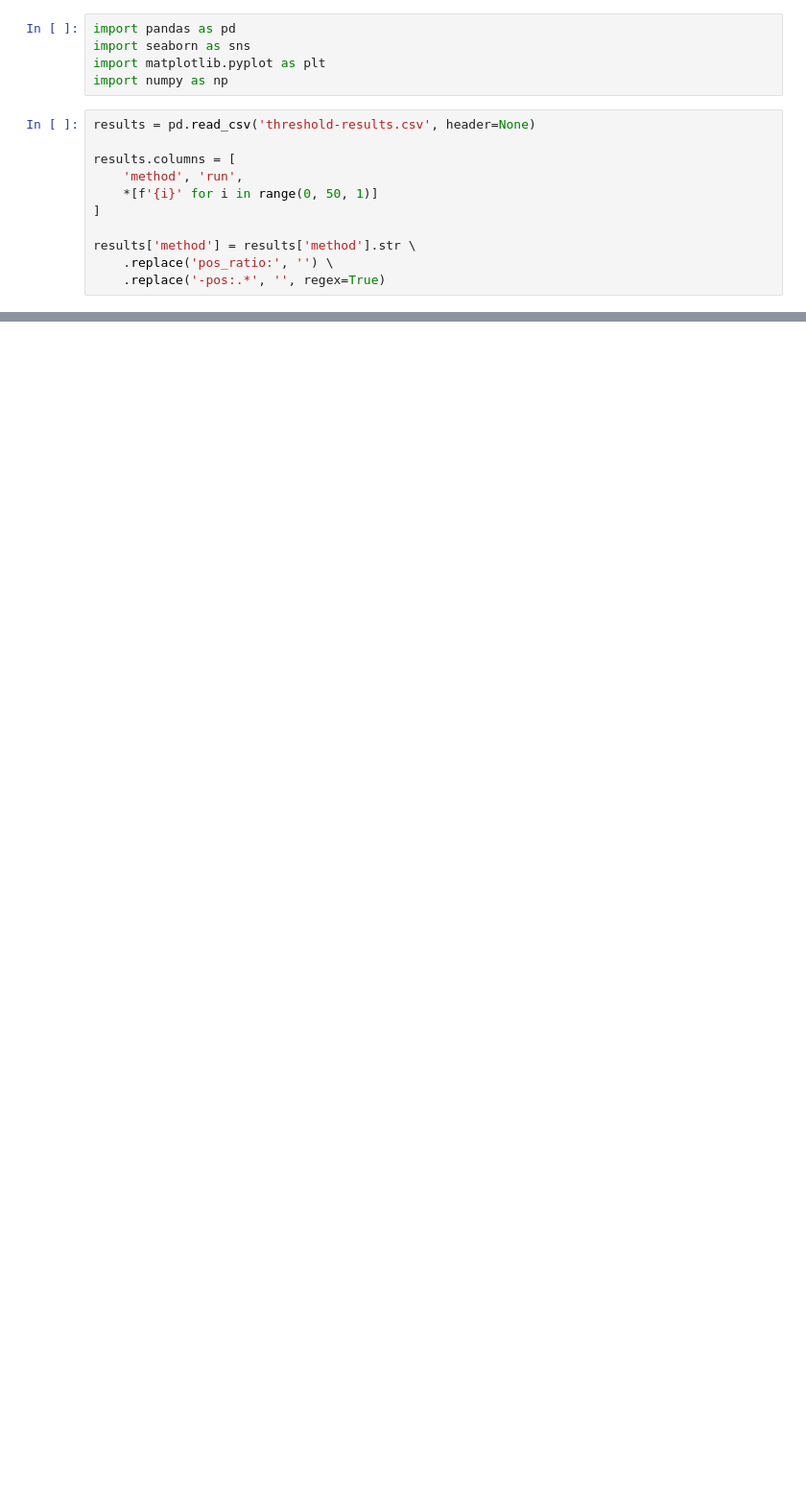
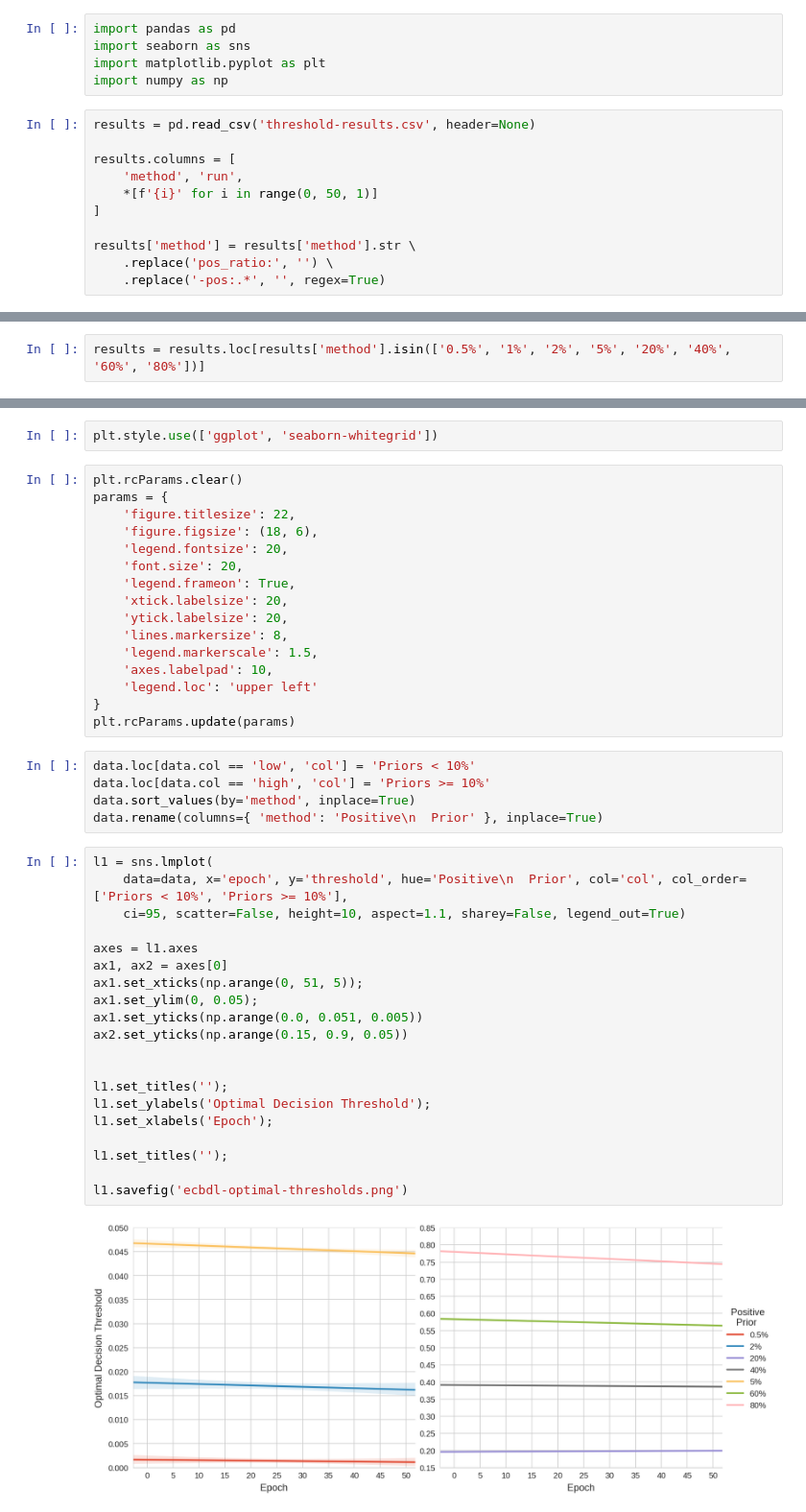
Before and after one commit to johnsonj561/ECBDL14-Classification, a Jupyter notebook: threshold-monitoring/runs/Untitled.ipynb, the cells around one changed output, grey strips where cells are left out. Shown at 96% size. Cells and saved outputs as stored; diff of their text form; blank space fills up the shorter version.

```diff
--- a/threshold-monitoring/runs/Untitled.ipynb
+++ b/threshold-monitoring/runs/Untitled.ipynb
@@ -67,0 +17,2 @@ results
+# %%
+results = results.loc[results['method'].isin(['0.5%', '1%', '2%', '5%', '20%', '40%', '60%', '80%'])]
@@ -67,0 +45,45 @@ results
+# %%
+plt.style.use(['ggplot', 'seaborn-whitegrid'])
+# %%
+plt.rcParams.clear()
+params = {
+    'figure.titlesize': 22,
+    'figure.figsize': (18, 6),
+    'legend.fontsize': 20,
+    'font.size': 20,
+    'legend.frameon': True,
+    'xtick.labelsize': 20,
+    'ytick.labelsize': 20,
+    'lines.markersize': 8,
+    'legend.markerscale': 1.5,
+    'axes.labelpad': 10,
+    'legend.loc': 'upper left'
+}
+plt.rcParams.update(params)
+# %%
+data.loc[data.col == 'low', 'col'] = 'Priors < 10%'
+data.loc[data.col == 'high', 'col'] = 'Priors >= 10%'
+data.sort_values(by='method', inplace=True)
+data.rename(columns={ 'method': 'Positive\n  Prior' }, inplace=True)
+# %%
+l1 = sns.lmplot(
+    data=data, x='epoch', y='threshold', hue='Positive\n  Prior', col='col', col_order=['Priors < 10%', 'Priors >= 10%'],
+    ci=95, scatter=False, height=10, aspect=1.1, sharey=False, legend_out=True)
+
+axes = l1.axes
+ax1, ax2 = axes[0]
+ax1.set_xticks(np.arange(0, 51, 5));
+ax1.set_ylim(0, 0.05);
+ax1.set_yticks(np.arange(0.0, 0.051, 0.005))
+ax2.set_yticks(np.arange(0.15, 0.9, 0.05))
+
+
+l1.set_titles('');
+l1.set_ylabels('Optimal Decision Threshold');
+l1.set_xlabels('Epoch');
+
+l1.set_titles('');
+
+l1.savefig('ecbdl-optimal-thresholds.png')
+# %% [output]
+[figure, added]
```
Also changed, not shown: parts of 11 cells of this notebook, 31 other files.
